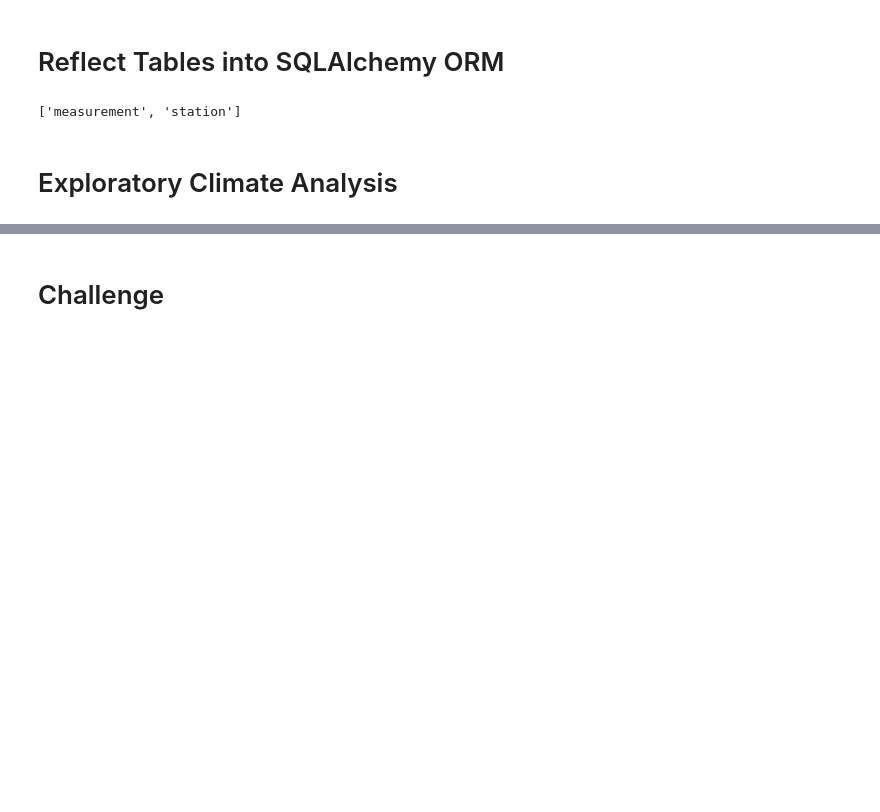
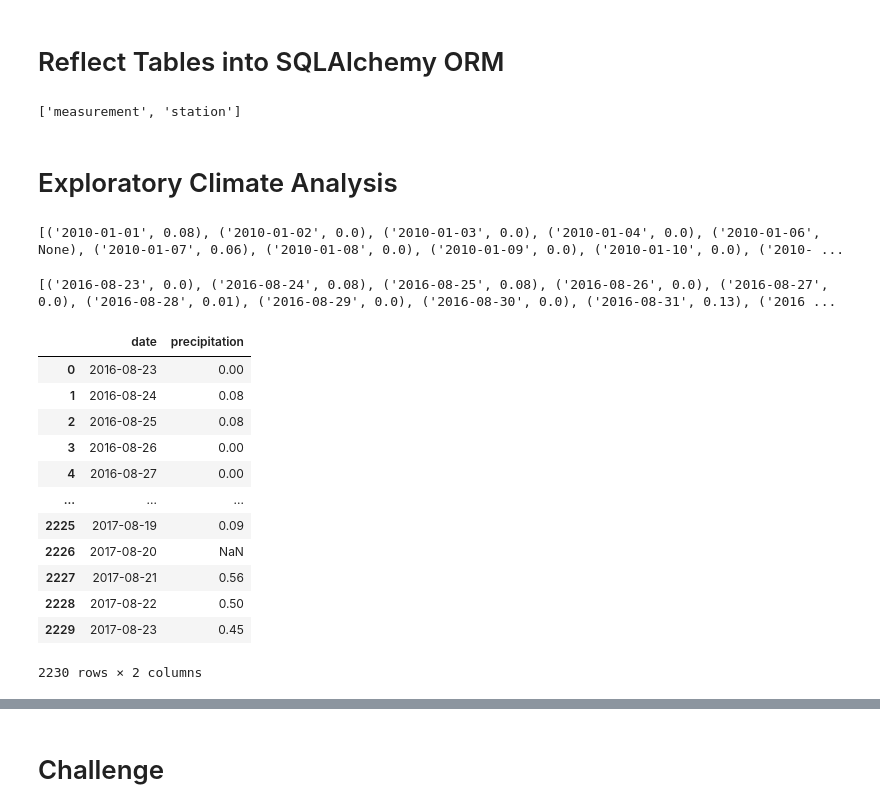
Before and after one commit to Oseriki/surfs_up, a Jupyter notebook: climate_analysis.ipynb, the cells around one changed output, grey strips where cells are left out. Drawn from its saved outputs; the diff is of its cells as text; code cells hidden in the pictures; blank space fills up the shorter version.

```diff
--- a/climate_analysis.ipynb
+++ b/climate_analysis.ipynb
@@ -48,8 +48,18 @@ session = Session(engine)
 # %%
 # Design a query to retrieve the last 12 months of precipitation data and plot the results.
 #Starting from the last data point in the database.
+# Calculate the date one year from the last date in data set.
+prev_year = dt.date(2017, 8, 23) - dt.timedelta(days=365)
 
-# Calculate the date one year from the last date in data set.
+
+#creating a variable to store the results of the query
+results = []
+
+#add ession that was created earlier so that we can query our database
+results = session.query(Measurement.date, Measurement.prcp)
+
+# This will print everything that is returned in the query.
+print(results.all())
 
 # Perform a query to retrieve the data and precipitation scores
 
@@ -58,3 +68,5 @@ session = Session(engine)
 # Sort the dataframe by date
 
 # Use Pandas Plotting with Matplotlib to plot the data
+# %% [output]
+[('2010-01-01', 0.08), ('2010-01-02', 0.0), ('2010-01-03', 0.0), ('2010-01-04', 0.0), ('2010-01-06', None), ('2010-01-07', 0.06), ('2010-01-08', 0.0), ('2010-01-09', 0.0), ('2010-01-10', 0.0), ('2010- ...
@@ -60,0 +79,29 @@ session = Session(engine)
+# %%
+# One last thing: we'll add a function (to the above code) that extracts all of the results from our query and put them in a list.
+# To do this, add .all() to the end of our existing query. All said and done, your query should look something like this:
+
+results = session.query(Measurement.date, Measurement.prcp).filter(Measurement.date >= prev_year).all()
+print(results)
+# %% [output]
+[('2016-08-23', 0.0), ('2016-08-24', 0.08), ('2016-08-25', 0.08), ('2016-08-26', 0.0), ('2016-08-27', 0.0), ('2016-08-28', 0.01), ('2016-08-29', 0.0), ('2016-08-30', 0.0), ('2016-08-31', 0.13), ('2016 ...
+# %%
+# In order to have easy access to the results, we need to put them in a DataFrame.
+# This will help solidify a repeatable process and make it easier to run this analysis again—for example,
+# when we need to figure out where to open our second surf and ice cream shop.
+
+df = pd.DataFrame(results, columns=['date','precipitation'])
+df
+# %% [output]
+|  | date | precipitation |
+| 0 | 2016-08-23 | 0.00 |
+| 1 | 2016-08-24 | 0.08 |
+| 2 | 2016-08-25 | 0.08 |
+| 3 | 2016-08-26 | 0.00 |
+| 4 | 2016-08-27 | 0.00 |
+| ... | ... | ... |
+| 2225 | 2017-08-19 | 0.09 |
+| 2226 | 2017-08-20 | NaN |
+| 2227 | 2017-08-21 | 0.56 |
+| 2228 | 2017-08-22 | 0.50 |
+| 2229 | 2017-08-23 | 0.45 |
+2230 rows × 2 columns
```
Also changed, not shown: parts of 6 cells of this notebook.
